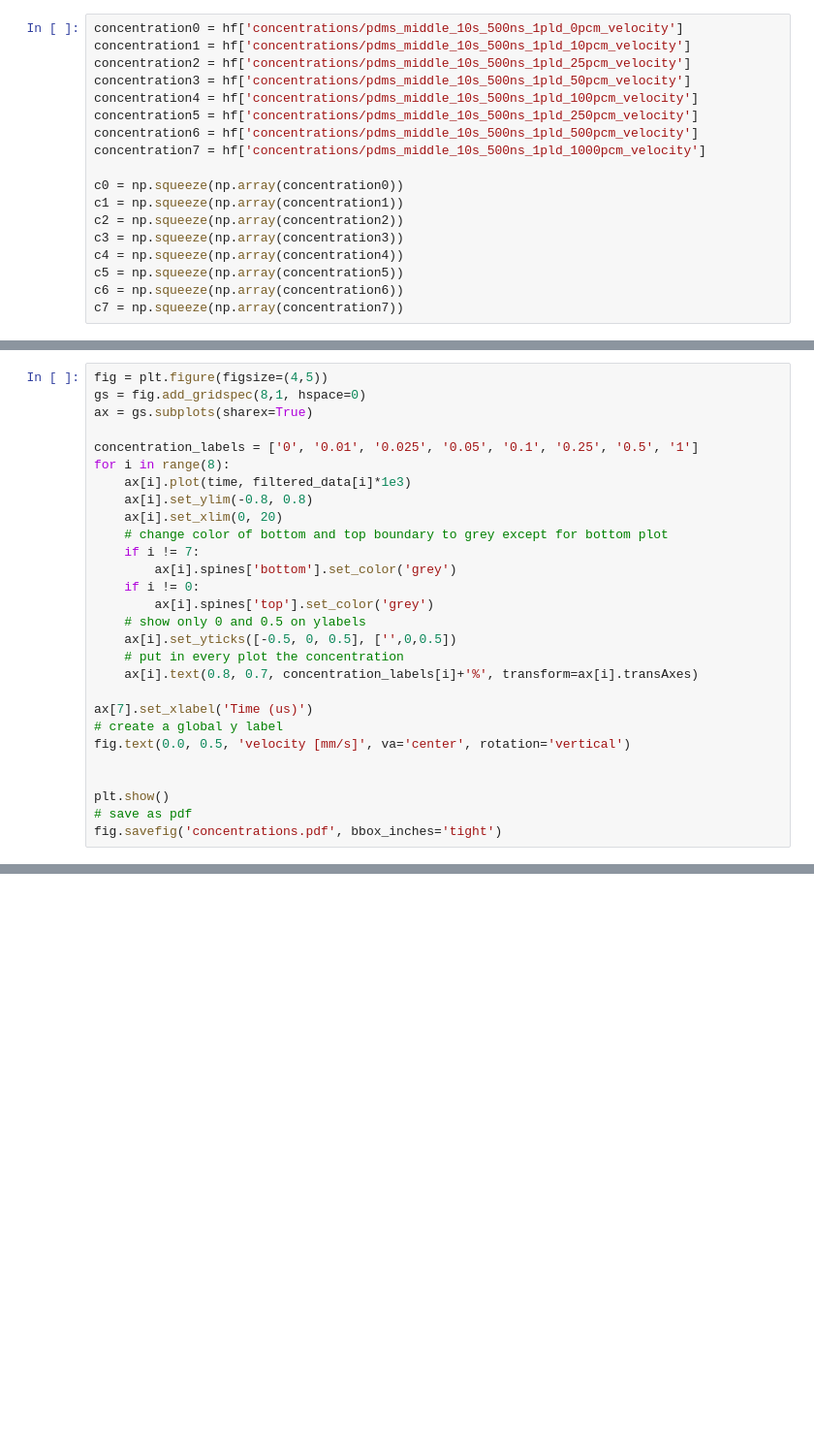
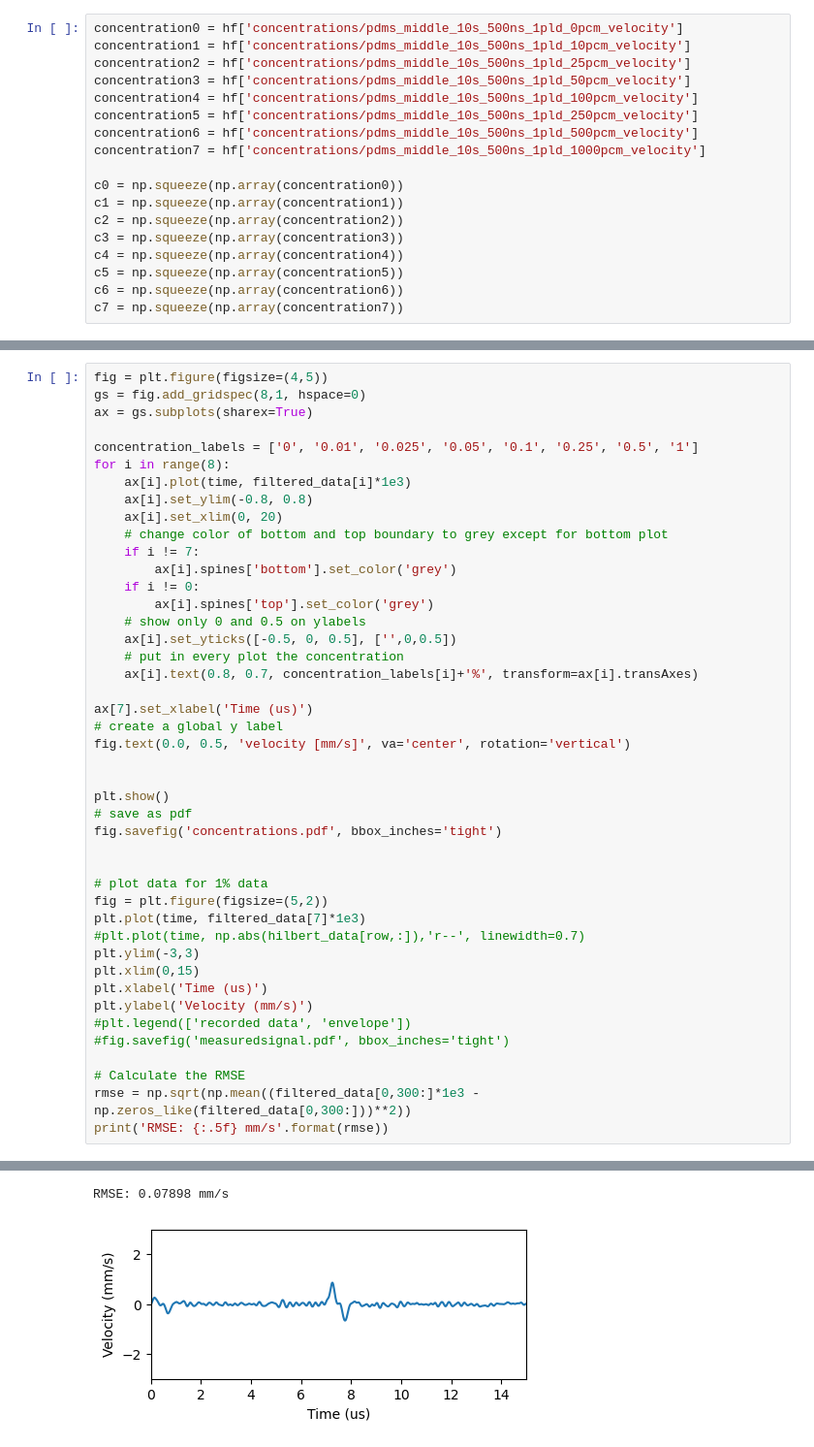
Before and after one commit to edieussa/PA_Data_and_Figures, a Jupyter notebook: PA_LDV_data_analysis.ipynb, the cells around one changed output, grey strips where cells are left out. Shown at 97% size. Saved outputs shown, nothing was run; the diff lists cells and outputs as text; blank space fills up the shorter version.

```diff
--- a/PA_LDV_data_analysis.ipynb
+++ b/PA_LDV_data_analysis.ipynb
@@ -117,33 +117,51 @@ for i in range(8):
 # %%
 fig = plt.figure(figsize=(4,5))
 gs = fig.add_gridspec(8,1, hspace=0)
 ax = gs.subplots(sharex=True)
 
 concentration_labels = ['0', '0.01', '0.025', '0.05', '0.1', '0.25', '0.5', '1']
 for i in range(8):
     ax[i].plot(time, filtered_data[i]*1e3)
     ax[i].set_ylim(-0.8, 0.8)
     ax[i].set_xlim(0, 20)
     # change color of bottom and top boundary to grey except for bottom plot
     if i != 7:
         ax[i].spines['bottom'].set_color('grey')
     if i != 0:
         ax[i].spines['top'].set_color('grey')
     # show only 0 and 0.5 on ylabels
     ax[i].set_yticks([-0.5, 0, 0.5], ['',0,0.5])
     # put in every plot the concentration
     ax[i].text(0.8, 0.7, concentration_labels[i]+'%', transform=ax[i].transAxes)
 
 ax[7].set_xlabel('Time (us)')
 # create a global y label
 fig.text(0.0, 0.5, 'velocity [mm/s]', va='center', rotation='vertical')
 
 
 plt.show()
 # save as pdf
 fig.savefig('concentrations.pdf', bbox_inches='tight')
+
+
+# plot data for 1% data
+fig = plt.figure(figsize=(5,2))
+plt.plot(time, filtered_data[7]*1e3)
+#plt.plot(time, np.abs(hilbert_data[row,:]),'r--', linewidth=0.7)
+plt.ylim(-3,3)
+plt.xlim(0,15)
+plt.xlabel('Time (us)')
+plt.ylabel('Velocity (mm/s)')
+#plt.legend(['recorded data', 'envelope'])
+#fig.savefig('measuredsignal.pdf', bbox_inches='tight')
+
+# Calculate the RMSE
+rmse = np.sqrt(np.mean((filtered_data[0,300:]*1e3 - np.zeros_like(filtered_data[0,300:]))**2))
+print('RMSE: {:.5f} mm/s'.format(rmse))
 # %% [output]
 [figure]
+RMSE: 0.07898 mm/s
+[figure, added]
 # %%
 time = np.linspace(-pretrig/fs, (len(c0)-pretrig)/fs, len(c0))*1e6
 scan_data = hf['scans/pdms_middle_1s_10mm_125umstep_1000pcm_velocity']
```
Also changed, not shown: parts of 6 cells of this notebook.
